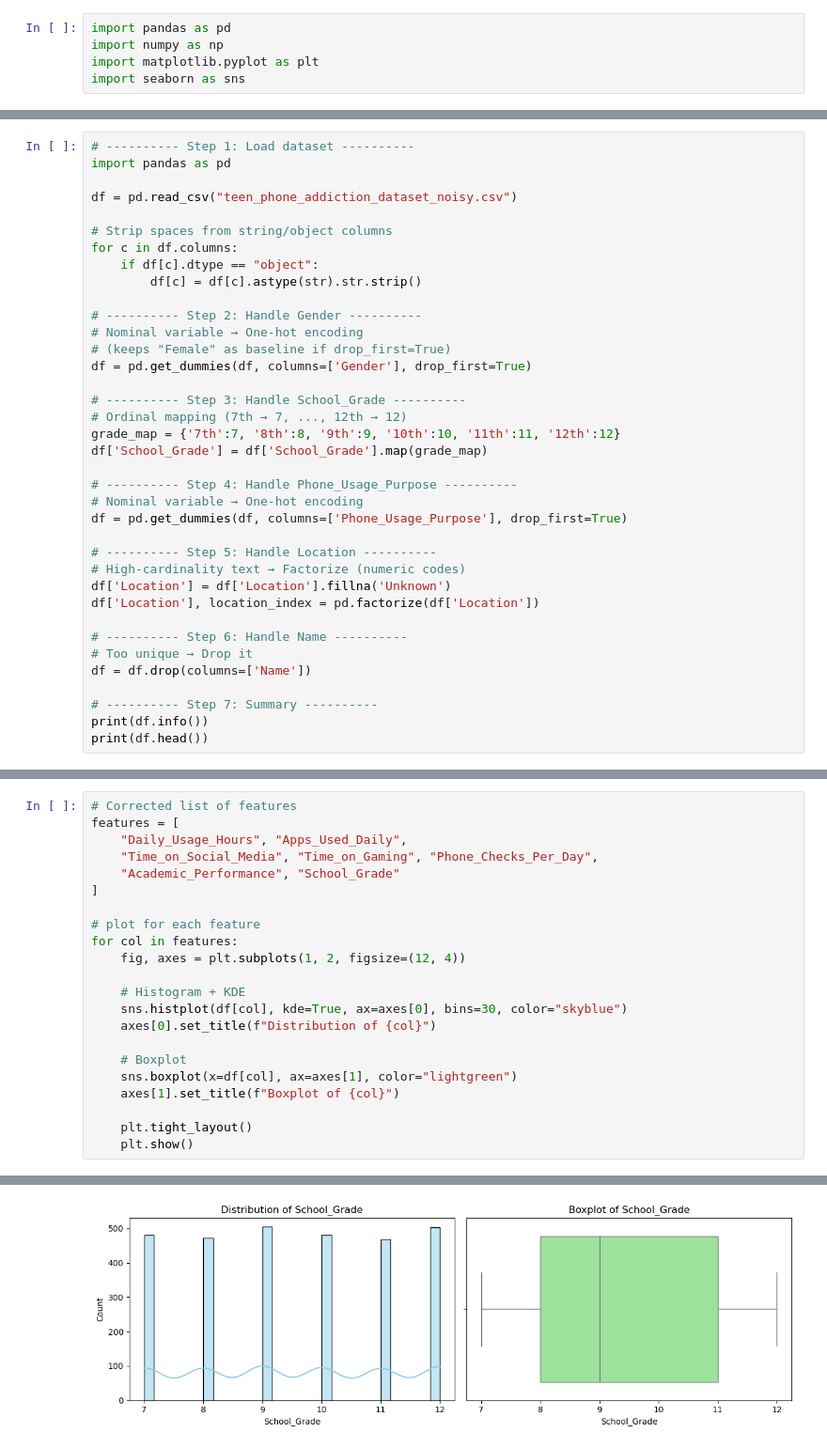
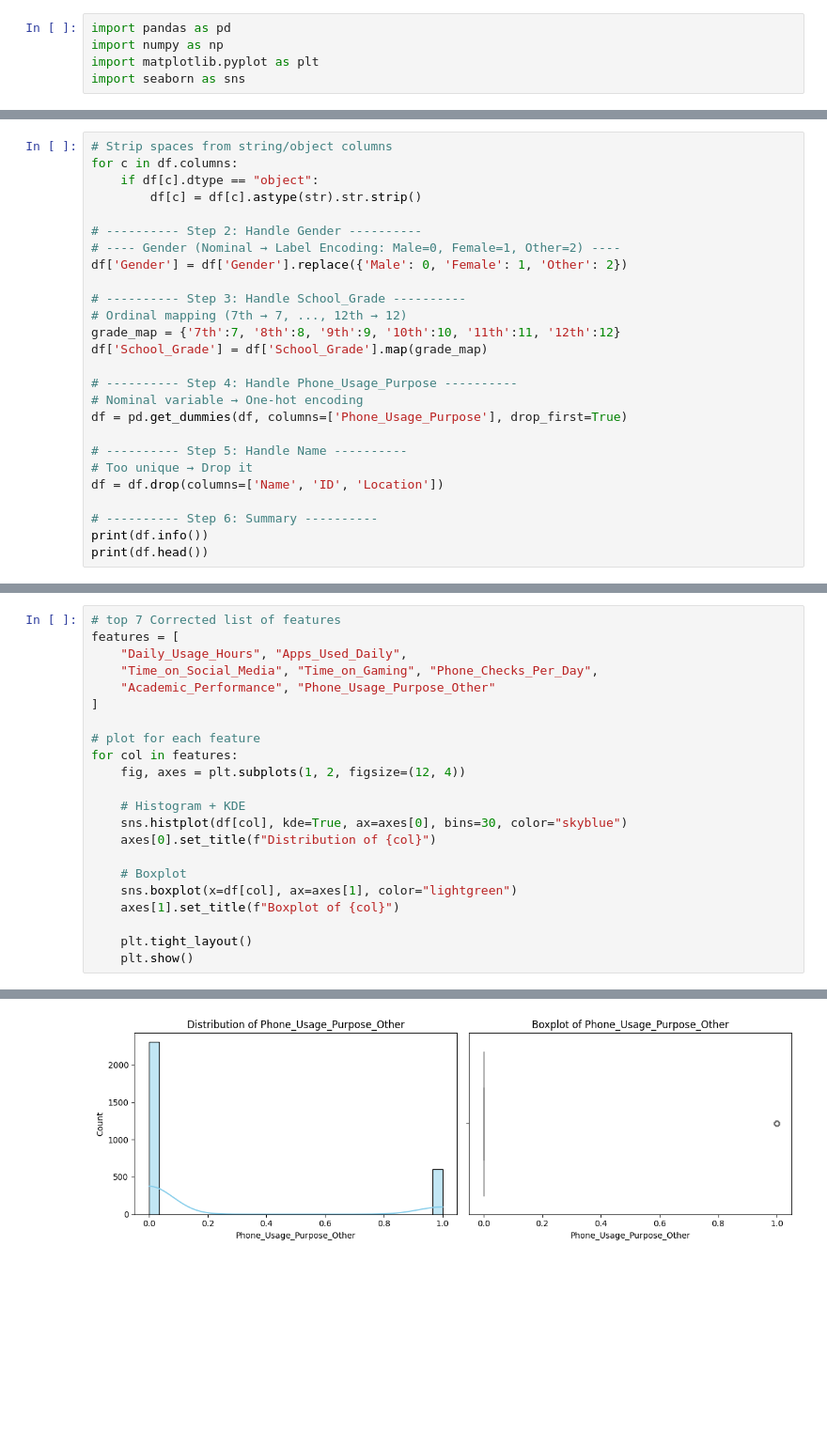
Before and after one commit to amitabhdeogh-09/ML-Project1, a Jupyter notebook: MAIN ML PROJECT.ipynb, the cells around one changed output, grey strips where cells are left out. Shown at 94% size. Drawn from its saved outputs; the diff is of its cells as text; blank space fills up the shorter version.

```diff
--- a/MAIN ML PROJECT.ipynb
+++ b/MAIN ML PROJECT.ipynb
@@ -50,18 +49,12 @@ dtype: int64
 # %%
-# ---------- Step 1: Load dataset ----------
-import pandas as pd
-
-df = pd.read_csv("teen_phone_addiction_dataset_noisy.csv")
-
 # Strip spaces from string/object columns
 for c in df.columns:
     if df[c].dtype == "object":
         df[c] = df[c].astype(str).str.strip()
 
 # ---------- Step 2: Handle Gender ----------
-# Nominal variable → One-hot encoding
-# (keeps "Female" as baseline if drop_first=True)
-df = pd.get_dummies(df, columns=['Gender'], drop_first=True)
+# ---- Gender (Nominal → Label Encoding: Male=0, Female=1, Other=2) ----
+df['Gender'] = df['Gender'].replace({'Male': 0, 'Female': 1, 'Other': 2})
 
 # ---------- Step 3: Handle School_Grade ----------
 # Ordinal mapping (7th → 7, ..., 12th → 12)
@@ -72,16 +65,11 @@ df['School_Grade'] = df['School_Grade'].map(grade_map)
 # Nominal variable → One-hot encoding
 df = pd.get_dummies(df, columns=['Phone_Usage_Purpose'], drop_first=True)
 
-# ---------- Step 5: Handle Location ----------
-# High-cardinality text → Factorize (numeric codes)
-df['Location'] = df['Location'].fillna('Unknown')
-df['Location'], location_index = pd.factorize(df['Location'])
+# ---------- Step 5: Handle Name ----------
+# Too unique → Drop it
+df = df.drop(columns=['Name', 'ID', 'Location'])
 
-# ---------- Step 6: Handle Name ----------
-# Too unique → Drop it
-df = df.drop(columns=['Name'])
-
-# ---------- Step 7: Summary ----------
+# ---------- Step 6: Summary ----------
 print(df.info())
 print(df.head())
 # %% [output]
@@ -290,9 +348,9 @@ Name: Addiction_Level, dtype: float64
 # %%
-# Corrected list of features
+# top 7 Corrected list of features
 features = [
     "Daily_Usage_Hours", "Apps_Used_Daily",
     "Time_on_Social_Media", "Time_on_Gaming", "Phone_Checks_Per_Day",
-    "Academic_Performance", "School_Grade"
+    "Academic_Performance", "Phone_Usage_Purpose_Other"
 ]
 
 # plot for each feature
@@ -319 +377 @@ for col in features:
-[figure, old version]
+[figure, new version]
```
Also changed, not shown: parts of 28 cells of this notebook, 1 other file.
